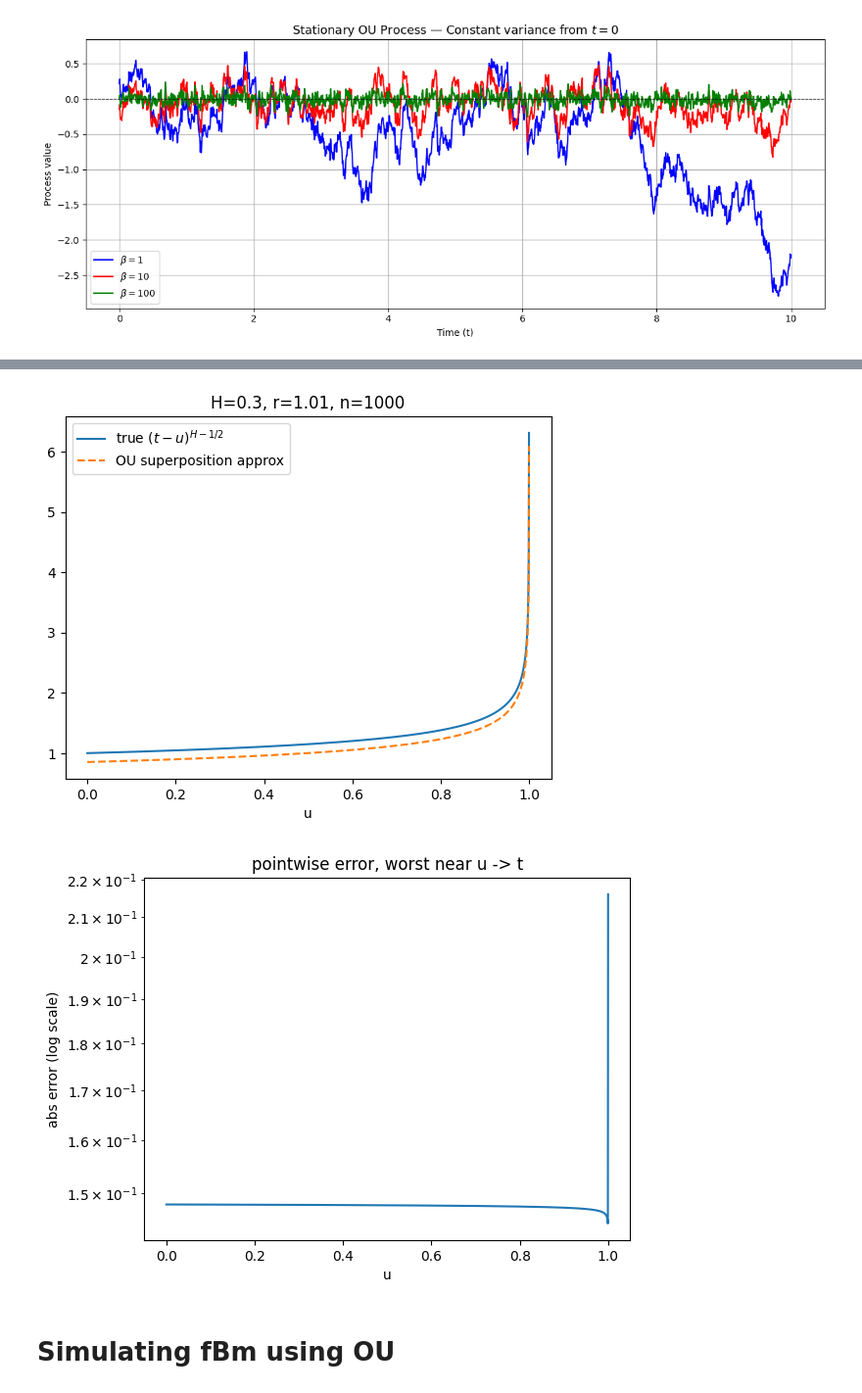
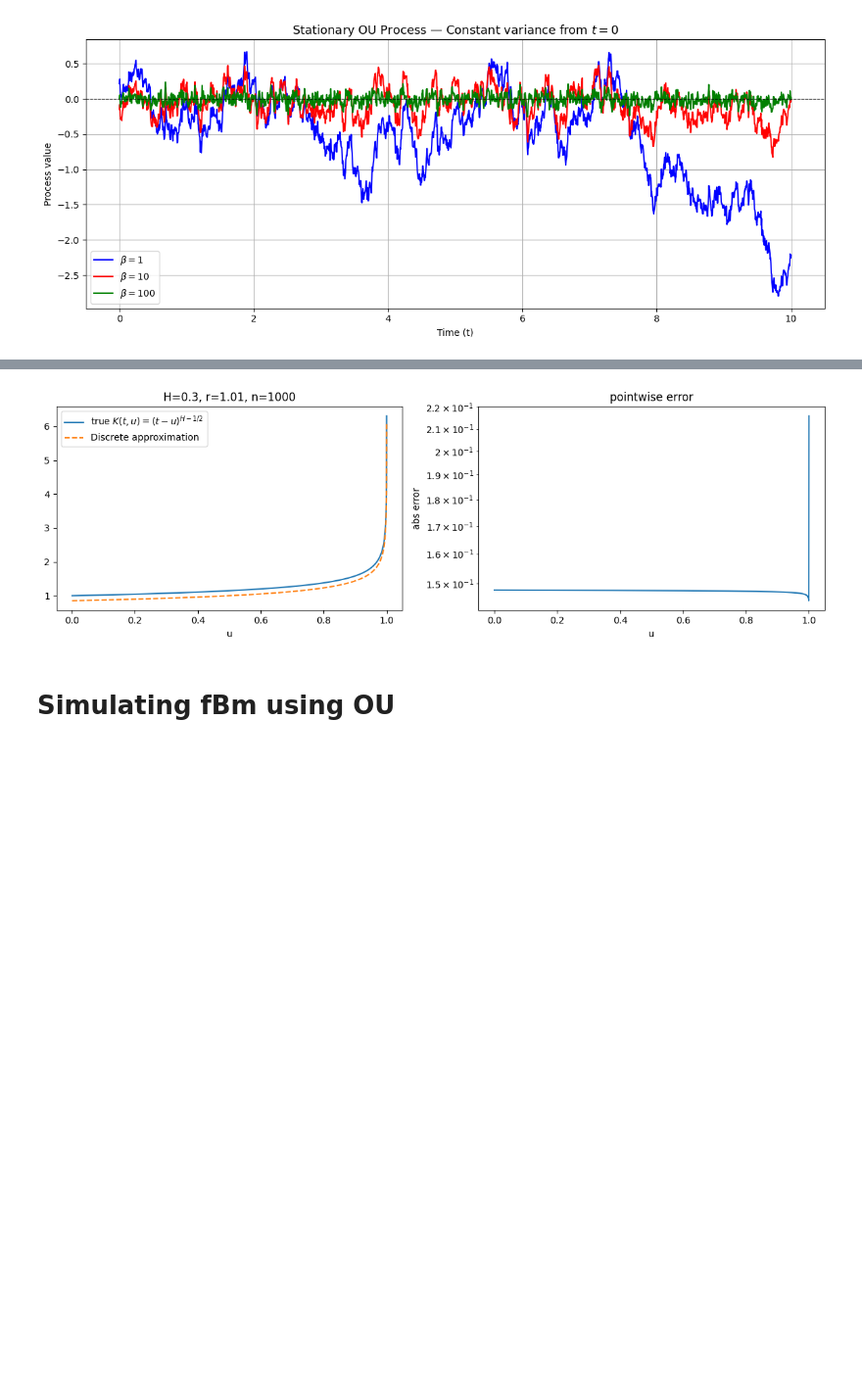
Before and after one commit to tom-rex/fBm_Carnegie_Implementation, a Jupyter notebook: OU_simulation.ipynb, the cells around one changed output, grey strips where cells are left out. Shown at 98% size. Cells and saved outputs as stored; diff of their text form; code cells hidden in the pictures; blank space fills up the shorter version.

```diff
--- a/OU_simulation.ipynb
+++ b/OU_simulation.ipynb
@@ -122,46 +127,50 @@ import matplotlib.pyplot as plt
 def OU_weights(H, r, n):
     """
     Nodes beta_j = r^{j-1} and weights w_j for j = -n+1,...,n,
     approximating (t-u)^{H-1/2} = (1/Gamma(1/2-H)) * int_0^inf x^{-H-1/2} e^{-x(t-u)} dx.
     """
     a = H + 0.5
     j = np.arange(-n + 1, n + 1)          # 2n values: -n+1, ..., n
     beta = r**(j - 1)
     weights = (1/gamma(0.5 - H)) * r**((1 - a)*(j - 1)) * (r**(1 - a) - 1)/(1 - a)
     return beta, weights
 
 def kernel_true(t, u, H):
     return (t - u) ** (H - 0.5)
 
 def kernel_approx(t, u, H, n, r):
     beta, weights = OU_weights(H, r, n)
     du = (t - u)[:, None]
     return np.sum(weights[None, :] * np.exp(-beta[None, :] * du), axis=1)
 
 # --- example ---
-alpha = 0.3
+H = 0.3
 t = 1.0
 r = 1.01
 n = 1000
 
 u = np.linspace(0, t - 1e-4, 2000)
-f_true = kernel_true(t, u, alpha)
-f_hat  = kernel_approx(t, u, alpha, n, r)
+f_true = kernel_true(t, u, H)
+f_hat  = kernel_approx(t, u, H, n, r)
 err = np.abs(f_true - f_hat)
 
-plt.figure()
-plt.plot(u, f_true, label="true $(t-u)^{H-1/2}$")
-plt.plot(u, f_hat, '--', label="OU superposition approx")
-plt.legend(); plt.xlabel("u"); plt.title(f"H={alpha}, r={r}, n={n}")
+fig, (ax1, ax2) = plt.subplots(1, 2, figsize=(12, 4))
 
-plt.figure()
-plt.semilogy(u, err)
-plt.xlabel("u"); plt.ylabel("abs error (log scale)")
-plt.title("pointwise error, worst near u -> t")
+ax1.plot(u, f_true, label="true $K(t,u) = (t-u)^{H-1/2}$")
+ax1.plot(u, f_hat, '--', label="Discrete approximation ")
+ax1.legend()
+ax1.set_xlabel("u")
+ax1.set_title(f"H={H}, r={r}, n={n}")
+
+ax2.semilogy(u, err)
+ax2.set_xlabel("u")
+ax2.set_ylabel("abs error")
+ax2.set_title("pointwise error")
+
+plt.tight_layout()
 plt.show()
 # %% [output]
-[figure, old version]
+[figure, new version]
-[figure, removed]
 # %% [markdown]
 # Simulating fBm using OU
 # %% [markdown]
```
Also changed, not shown: parts of 19 cells of this notebook, 18 other files.
